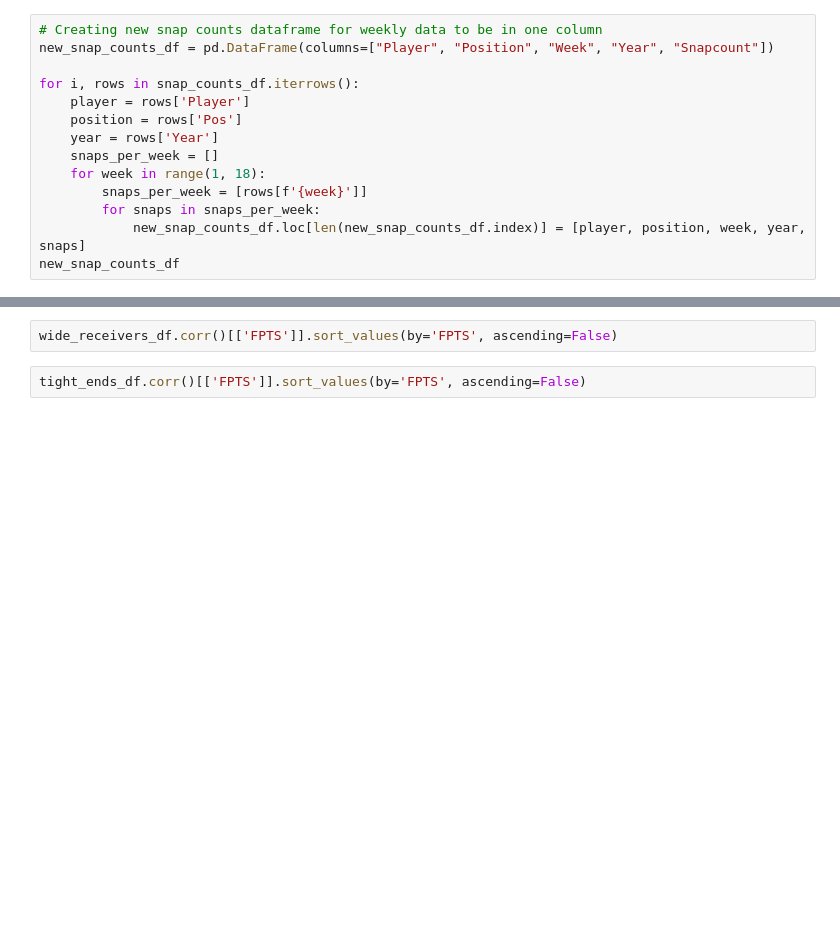
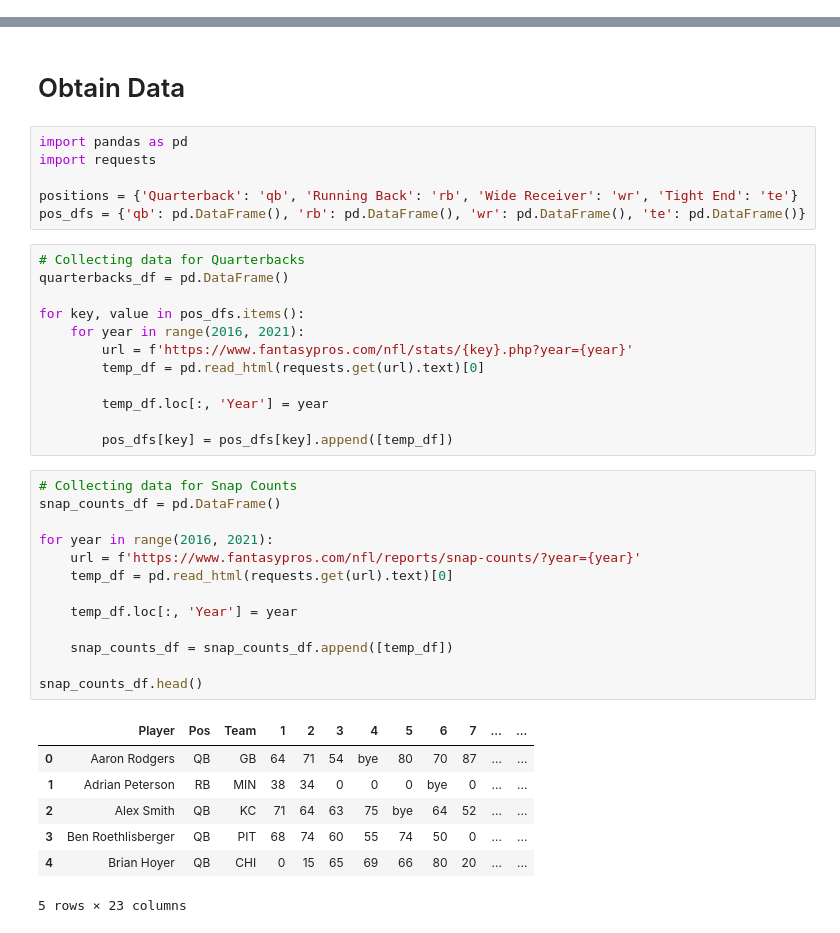
Before and after one commit to AlexanderCrisler/Data-Science-Final-Project, a Jupyter notebook: final_project.ipynb, the cells around one changed output, grey strips where cells are left out. Cells and saved outputs as stored; diff of their text form; blank space fills up the shorter version.

```diff
--- a/final_project.ipynb
+++ b/final_project.ipynb
@@ -290,14 +0,0 @@ snap_counts_df
-# %%
-# Creating new snap counts dataframe for weekly data to be in one column
-new_snap_counts_df = pd.DataFrame(columns=["Player", "Position", "Week", "Year", "Snapcount"])
-
-for i, rows in snap_counts_df.iterrows():
-    player = rows['Player']
-    position = rows['Pos']
-    year = rows['Year']
-    snaps_per_week = []
-    for week in range(1, 18):
-        snaps_per_week = [rows[f'{week}']]
-        for snaps in snaps_per_week:
-            new_snap_counts_df.loc[len(new_snap_counts_df.index)] = [player, position, week, year, snaps]
-new_snap_counts_df
@@ -351,4 +1,41 @@ running_backs_df.corr()[['FPTS']].sort_values(by='FPTS', ascending=False)
-# %%
-wide_receivers_df.corr()[['FPTS']].sort_values(by='FPTS', ascending=False)
-# %%
-tight_ends_df.corr()[['FPTS']].sort_values(by='FPTS', ascending=False)
+# %% [markdown]
+# Obtain Data
+# %%
+import pandas as pd
+import requests
+
+positions = {'Quarterback': 'qb', 'Running Back': 'rb', 'Wide Receiver': 'wr', 'Tight End': 'te'}
+pos_dfs = {'qb': pd.DataFrame(), 'rb': pd.DataFrame(), 'wr': pd.DataFrame(), 'te': pd.DataFrame()}
+# %%
+# Collecting data for Quarterbacks
+quarterbacks_df = pd.DataFrame()
+
+for key, value in pos_dfs.items():
+    for year in range(2016, 2021):
+        url = f'https://www.fantasypros.com/nfl/stats/{key}.php?year={year}'
+        temp_df = pd.read_html(requests.get(url).text)[0]
+
+        temp_df.loc[:, 'Year'] = year
+
+        pos_dfs[key] = pos_dfs[key].append([temp_df])
+# %%
+# Collecting data for Snap Counts
+snap_counts_df = pd.DataFrame()
+
+for year in range(2016, 2021):
+    url = f'https://www.fantasypros.com/nfl/reports/snap-counts/?year={year}'
+    temp_df = pd.read_html(requests.get(url).text)[0]
+
+    temp_df.loc[:, 'Year'] = year
+
+    snap_counts_df = snap_counts_df.append([temp_df])
+
+snap_counts_df.head()
+# %% [output]
+|  | Player | Pos | Team | 1 | 2 | 3 | 4 | 5 | 6 | 7 | ... | ... |
+| 0 | Aaron Rodgers | QB | GB | 64 | 71 | 54 | bye | 80 | 70 | 87 | ... | ... |
+| 1 | Adrian Peterson | RB | MIN | 38 | 34 | 0 | 0 | 0 | bye | 0 | ... | ... |
+| 2 | Alex Smith | QB | KC | 71 | 64 | 63 | 75 | bye | 64 | 52 | ... | ... |
+| 3 | Ben Roethlisberger | QB | PIT | 68 | 74 | 60 | 55 | 74 | 50 | 0 | ... | ... |
+| 4 | Brian Hoyer | QB | CHI | 0 | 15 | 65 | 69 | 66 | 80 | 20 | ... | ... |
+5 rows × 23 columns
```
Also changed, not shown: parts of 46 cells of this notebook, 1 other file.
